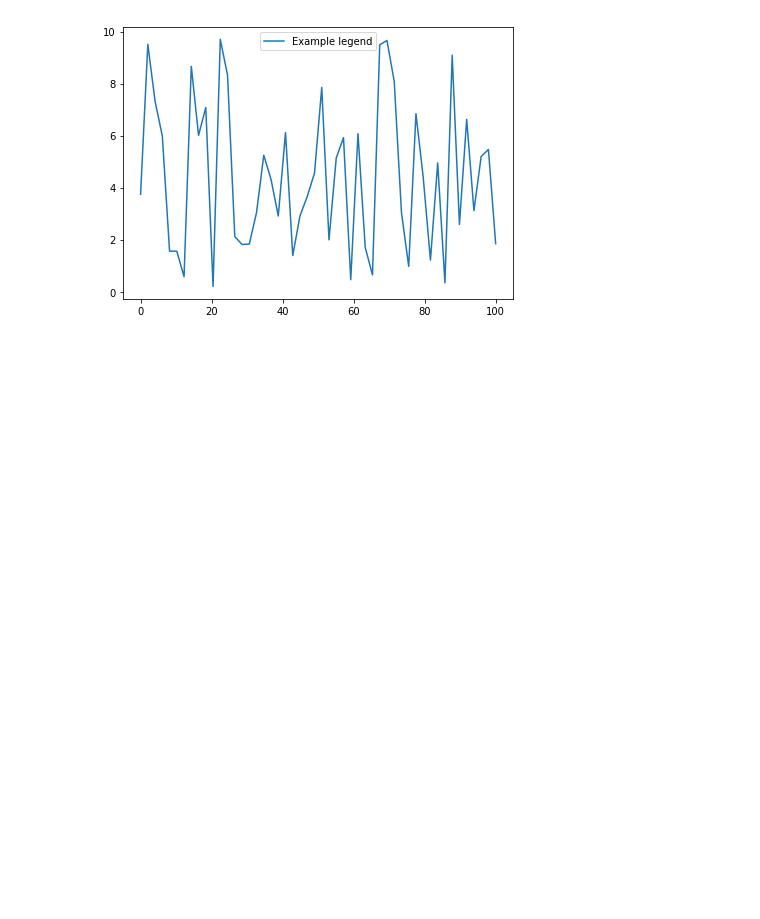
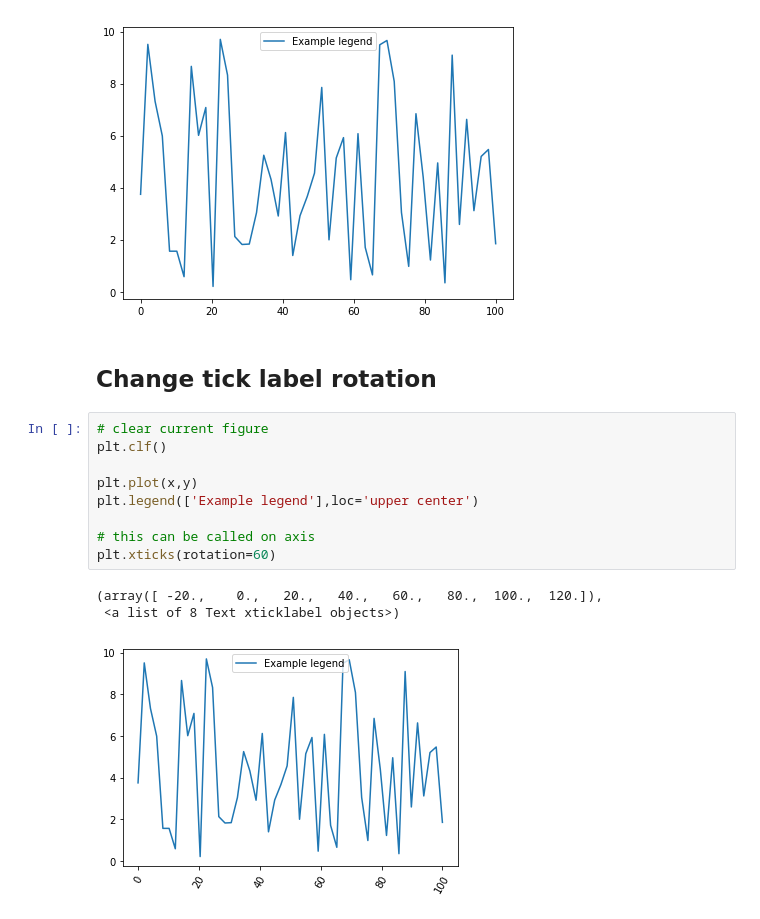
Before and after one commit to queirozfcom/python-sandbox, a Jupyter notebook: python3/notebooks/matplotlib/pyplot-by-example/main.ipynb, the cells around one changed output. Saved outputs shown, nothing was run; the diff lists cells and outputs as text; blank space fills up the shorter version.

```diff
--- a/python3/notebooks/matplotlib/pyplot-by-example/main.ipynb
+++ b/python3/notebooks/matplotlib/pyplot-by-example/main.ipynb
@@ -96,3 +96,18 @@ plt.legend(['Example legend'],loc='upper center')
 plt.gcf().set_size_inches(7,5)
 # %% [output]
 [figure]
+# %% [markdown]
+## Change tick label rotation
+# %%
+# clear current figure
+plt.clf()
+
+plt.plot(x,y)
+plt.legend(['Example legend'],loc='upper center')
+
+# this can be called on axis
+plt.xticks(rotation=60)
+# %% [output]
+(array([ -20.,    0.,   20.,   40.,   60.,   80.,  100.,  120.]),
+ <a list of 8 Text xticklabel objects>)
+[figure, added]
```
Also changed, not shown: 1 other file.
